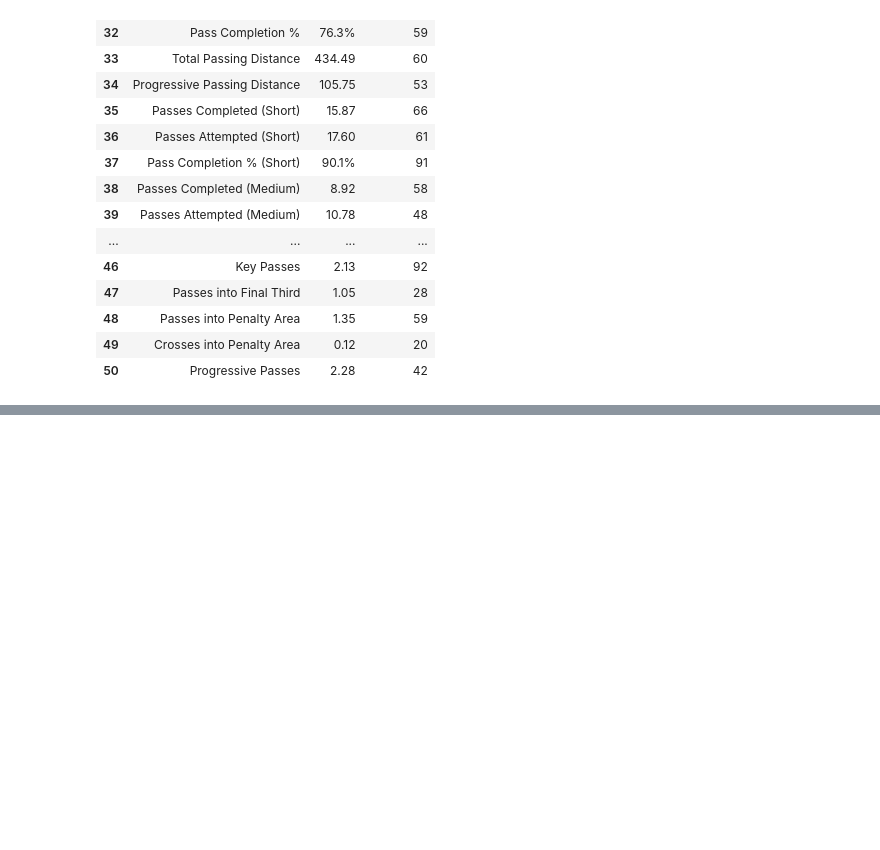
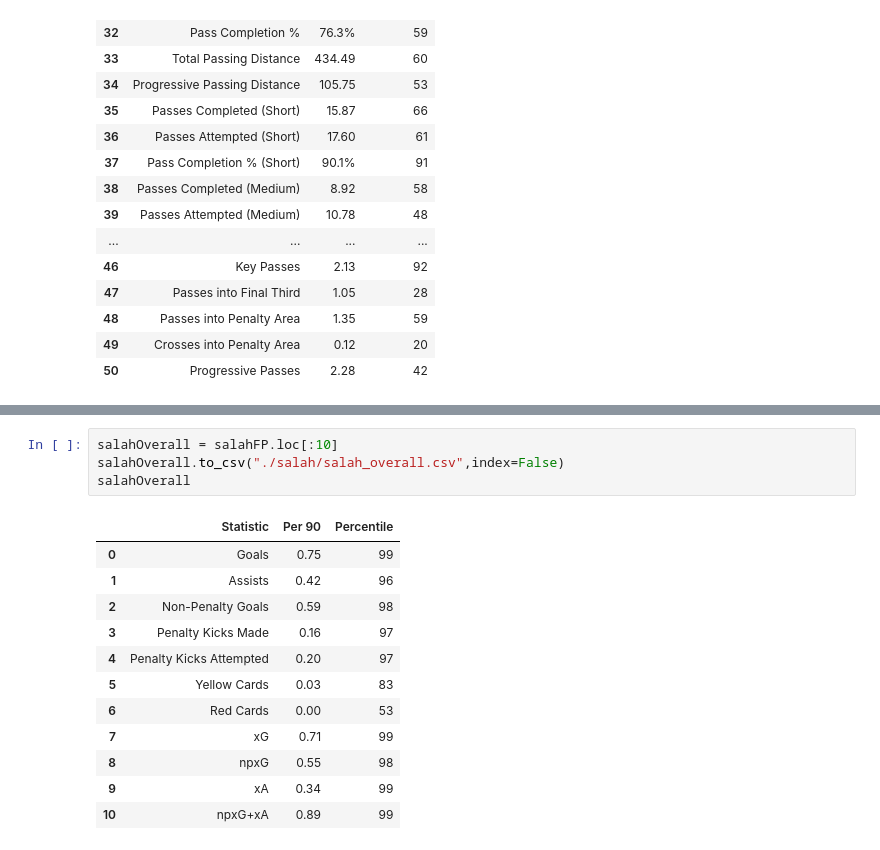
Before and after one commit to gautam7-github/FbRef-Son-v-Salah, a Jupyter notebook: clean.ipynb, the cells around one changed output, grey strips where cells are left out. Cells and saved outputs as stored; diff of their text form; blank space fills up the shorter version.

```diff
--- a/clean.ipynb
+++ b/clean.ipynb
@@ -84,0 +133,17 @@ sonPassing
+# %%
+salahOverall = salahFP.loc[:10]
+salahOverall.to_csv("./salah/salah_overall.csv",index=False)
+salahOverall
+# %% [output]
+|  | Statistic | Per 90 | Percentile |
+| 0 | Goals | 0.75 | 99 |
+| 1 | Assists | 0.42 | 96 |
+| 2 | Non-Penalty Goals | 0.59 | 98 |
+| 3 | Penalty Kicks Made | 0.16 | 97 |
+| 4 | Penalty Kicks Attempted | 0.20 | 97 |
+| 5 | Yellow Cards | 0.03 | 83 |
+| 6 | Red Cards | 0.00 | 53 |
+| 7 | xG | 0.71 | 99 |
+| 8 | npxG | 0.55 | 98 |
+| 9 | xA | 0.34 | 99 |
+| 10 | npxG+xA | 0.89 | 99 |
```
Also changed, not shown: parts of 10 cells of this notebook, 10 other files.
